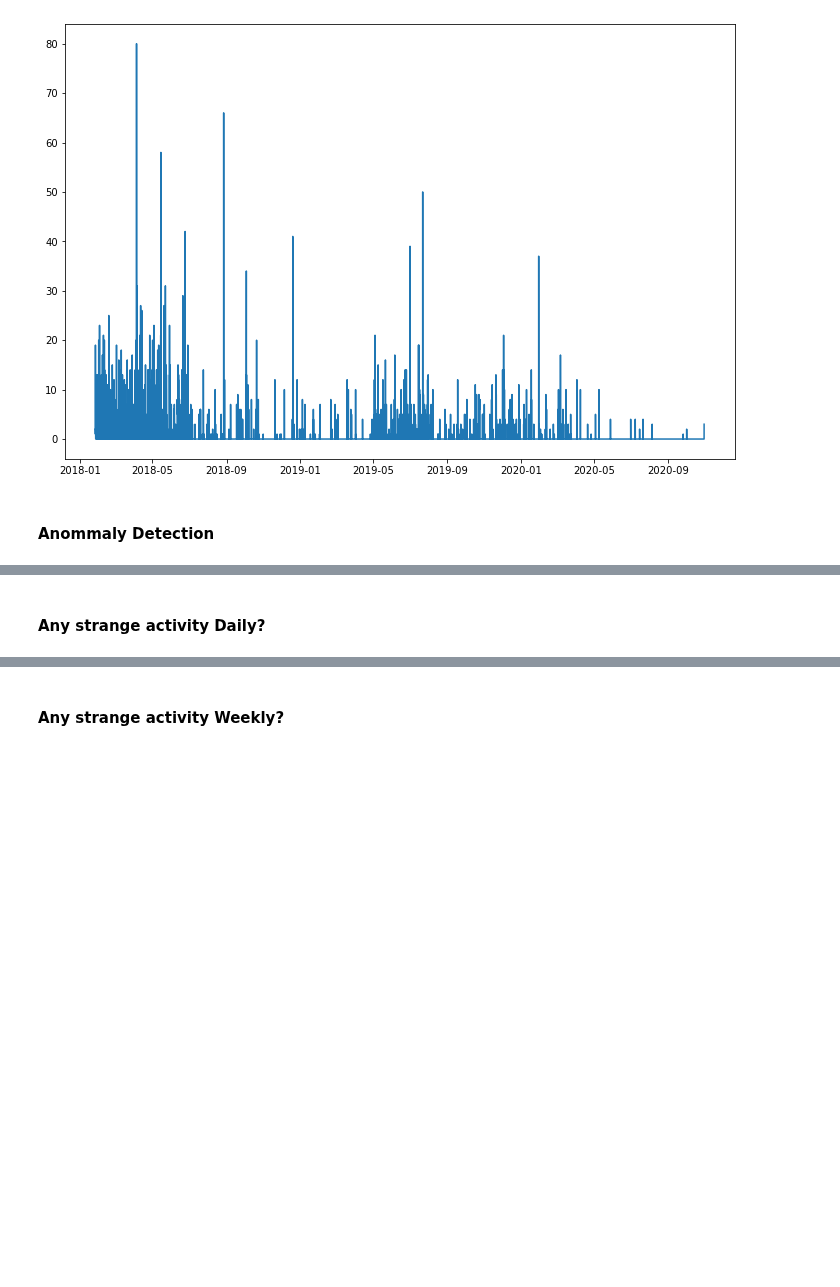
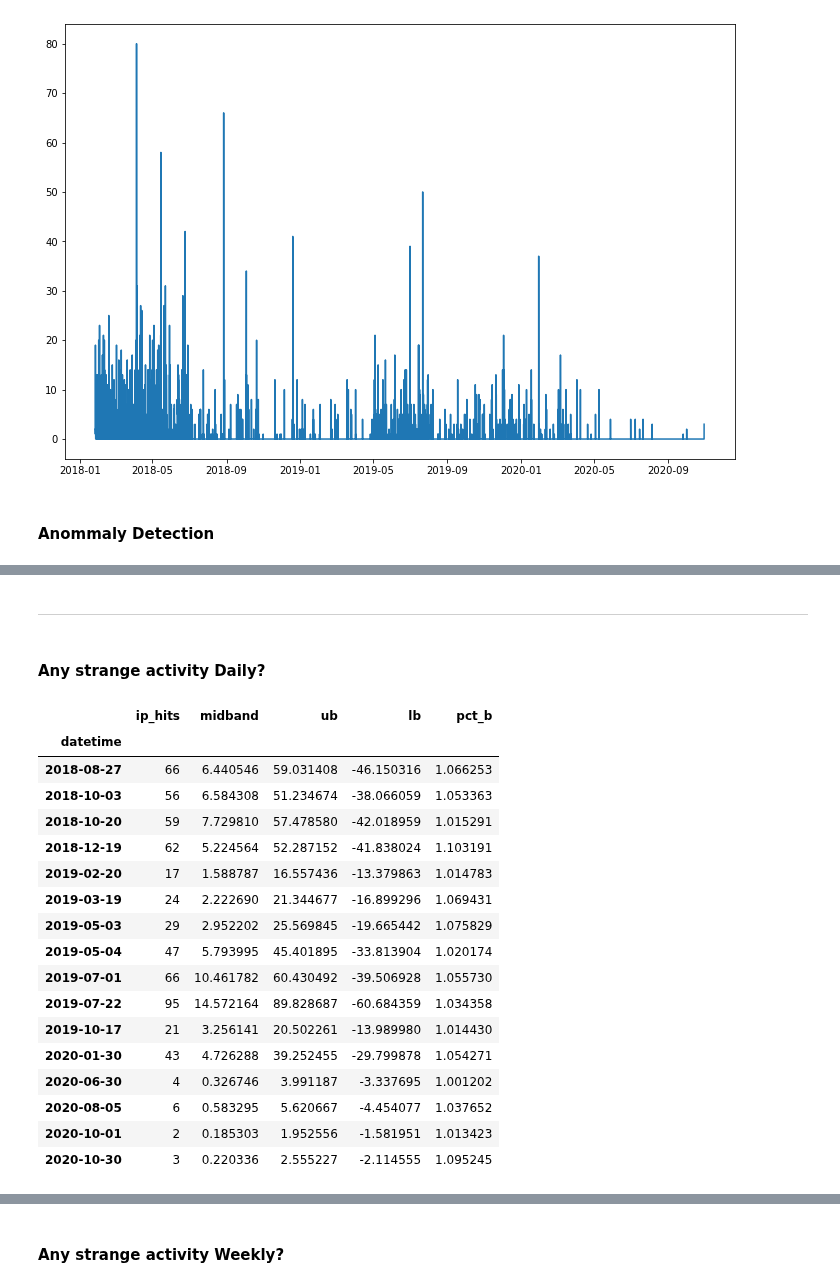
Before and after one commit to CSolitaire/anomaly-detection-exercises, a Jupyter notebook: anomaly_detection_mini_project.ipynb, the cells around one changed output, grey strips where cells are left out. Cells and saved outputs as stored; diff of their text form; code cells hidden in the pictures; blank space fills up the shorter version.

```diff
--- a/anomaly_detection_mini_project.ipynb
+++ b/anomaly_detection_mini_project.ipynb
@@ -1422,2 +1447,48 @@ ValueError: x and y must have same first dimension, but have shapes (241,) and (
+# %% [markdown]
+***
 # %% [markdown]
 #### Any strange activity Daily?
+# %%
+# Resample Daily
+day = unknown[['ip']]
+day = day.resample("D").count()
+
+# set the window span
+span = 30
+
+# compute midband
+midband = day.ewm(span=span).mean()
+
+# compute exponential stdev
+stdev = day.ewm(span=span).std()
+
+# compute upper and lower bands
+ub = midband + stdev*3
+lb = midband - stdev*3
+# Calculate%B
+day = pd.concat([day, midband, ub, lb], axis=1)
+day.columns = ['ip_hits', 'midband', 'ub', 'lb']
+# Creating a percent b column
+day['pct_b'] = (day['ip_hits'] - day['lb'])/(day['ub'] - day['lb'])
+# Sorting by values > 1
+day = day[day['pct_b']>1]
+day
+# %% [output]
+|  | ip_hits | midband | ub | lb | pct_b |
+| datetime |  |  |  |  |  |
+| 2018-08-27 | 66 | 6.440546 | 59.031408 | -46.150316 | 1.066253 |
+| 2018-10-03 | 56 | 6.584308 | 51.234674 | -38.066059 | 1.053363 |
+| 2018-10-20 | 59 | 7.729810 | 57.478580 | -42.018959 | 1.015291 |
+| 2018-12-19 | 62 | 5.224564 | 52.287152 | -41.838024 | 1.103191 |
+| 2019-02-20 | 17 | 1.588787 | 16.557436 | -13.379863 | 1.014783 |
+| 2019-03-19 | 24 | 2.222690 | 21.344677 | -16.899296 | 1.069431 |
+| 2019-05-03 | 29 | 2.952202 | 25.569845 | -19.665442 | 1.075829 |
+| 2019-05-04 | 47 | 5.793995 | 45.401895 | -33.813904 | 1.020174 |
+| 2019-07-01 | 66 | 10.461782 | 60.430492 | -39.506928 | 1.055730 |
+| 2019-07-22 | 95 | 14.572164 | 89.828687 | -60.684359 | 1.034358 |
+| 2019-10-17 | 21 | 3.256141 | 20.502261 | -13.989980 | 1.014430 |
+| 2020-01-30 | 43 | 4.726288 | 39.252455 | -29.799878 | 1.054271 |
+| 2020-06-30 | 4 | 0.326746 | 3.991187 | -3.337695 | 1.001202 |
+| 2020-08-05 | 6 | 0.583295 | 5.620667 | -4.454077 | 1.037652 |
+| 2020-10-01 | 2 | 0.185303 | 1.952556 | -1.581951 | 1.013423 |
+| 2020-10-30 | 3 | 0.220336 | 2.555227 | -2.114555 | 1.095245 |
```
Also changed, not shown: parts of 33 cells of this notebook.
